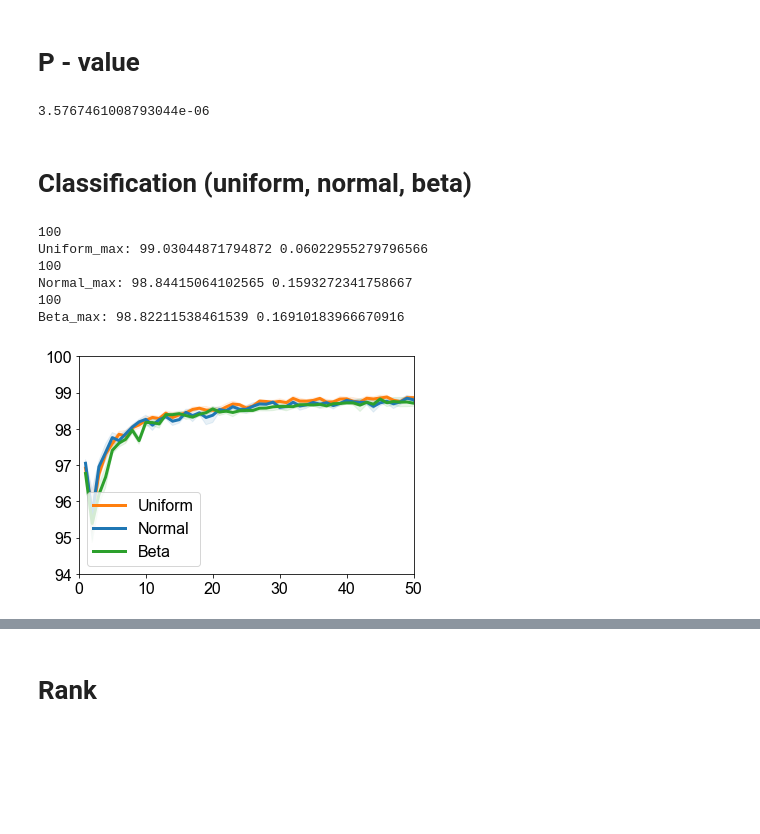
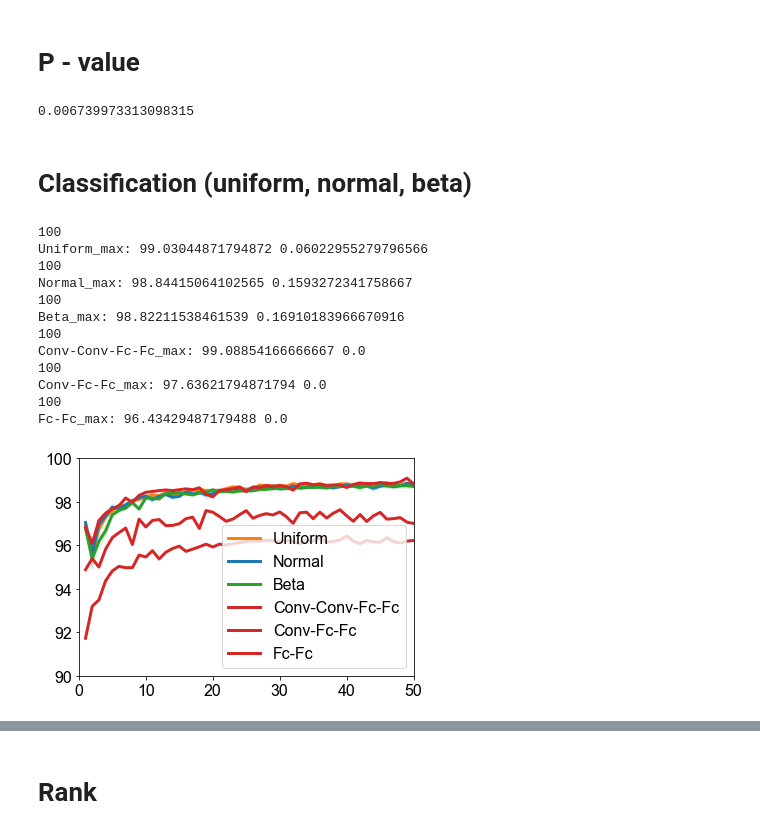
Before and after one commit to thomasaimondy/NACA, a Jupyter notebook: plot/plot-Classification.ipynb, the cells around one changed output, grey strips where cells are left out. Saved outputs shown, nothing was run; the diff lists cells and outputs as text; code cells hidden in the pictures; blank space fills up the shorter version.

Commit message:
new version

```diff
--- a/plot/plot-Classification.ipynb
+++ b/plot/plot-Classification.ipynb
@@ -1609,15 +1827,15 @@ xx = []
 for i in range(10000):
     np.random.seed(i)
 
-    mean = [40.51,2.17]
-    std = [2.17,0.03]
+    mean = [99.03,98.69]
+    std = [0.06,0.14]
 
     s1 = norm.rvs(loc=mean[0],scale=std[0],size=5)
     s2 = norm.rvs(loc=mean[1],scale=std[1],size=5)
     xx.append(ttest_ind_fun(s1,s2))
 np.array(xx).mean()
 # %% [output]
-3.5767461008793044e-06
+0.006739973313098315
 # %% [markdown]
 # Classification (uniform, normal, beta)
 # %%
@@ -1670,33 +1888,54 @@ plot(['2022091505h05m24s_naca_snn_mnist_0_0.5_1.2_1.0_3/testacc.txt',
      '2022091505h05m24s_naca_snn_mnist_1_0.5_1.2_1.0_3/testacc.txt',
      '2022091505h05m24s_naca_snn_mnist_2_0.5_1.2_1.0_3/testacc.txt',
       '2022091505h05m24s_naca_snn_mnist_3_0.5_1.2_1.0_3/testacc.txt',
       '2022091505h05m24s_naca_snn_mnist_4_0.5_1.2_1.0_3/testacc.txt'], 'Uniform', 'C1')
 root = 'D:/code/EAST/data/new'
 plot([
     '2022091800h50m52s_naca_snn_normal_0_0.5_1.2_1.0_3/testacc.txt',
     '2022091800h50m53s_naca_snn_normal_1_0.5_1.2_1.0_3/testacc.txt',
     '2022091800h50m52s_naca_snn_normal_2_0.5_1.2_1.0_3/testacc.txt',
     '2022091800h50m52s_naca_snn_normal_3_0.5_1.2_1.0_3/testacc.txt',
     '2022091800h50m53s_naca_snn_normal_4_0.5_1.2_1.0_3/testacc.txt'], 'Normal', 'C0')
 root = 'D:/code/EAST/data/new'
 plot([
     '2022091800h51m15s_naca_snn_beta_0_0.5_1.2_1.0_3/testacc.txt',
     '2022091800h51m15s_naca_snn_beta_1_0.5_1.2_1.0_3/testacc.txt',
     '2022091800h51m15s_naca_snn_beta_2_0.5_1.2_1.0_3/testacc.txt',
     '2022091800h51m15s_naca_snn_beta_3_0.5_1.2_1.0_3/testacc.txt',
     '2022091800h51m15s_naca_snn_beta_4_0.5_1.2_1.0_3/testacc.txt',
     ], 'Beta', 'C2')
 
-plt.ylim([94,100])
+root = 'D:/code/github_for_EAST/Local_version_nopublised20220923/plot/data'
+plot([
+    '2023051820h42m08s_Default_0_0.5_1.2_1/testacc.txt',
+    ], 'Conv-Conv-Fc-Fc', 'C3')
+
+root = 'D:/code/github_for_EAST/Local_version_nopublised20220923/plot/data'
+plot([
+    '2023052018h23m35s_normal_0_0.5_1.2_1/testacc.txt',
+    ], 'Conv-Fc-Fc', 'C3')
+
+root = 'D:/code/github_for_EAST/Local_version_nopublised20220923/plot/data'
+plot([
+    '2023052018h13m39s_normal_0_0.5_1.2_1/testacc.txt',
+    ], 'Fc-Fc', 'C3')
+
+plt.ylim([90,100])
 plt.xlim([0,50])
-plt.legend(loc='lower left')
+plt.legend(loc='lower right')
 plt.savefig('mnist_distribution.svg')
 plt.show()
 # %% [output]
 100
 Uniform_max: 99.03044871794872 0.06022955279796566
 100
 Normal_max: 98.84415064102565 0.1593272341758667
 100
 Beta_max: 98.82211538461539 0.16910183966670916
+100
+Conv-Conv-Fc-Fc_max: 99.08854166666667 0.0
+100
+Conv-Fc-Fc_max: 97.63621794871794 0.0
+100
+Fc-Fc_max: 96.43429487179488 0.0
-[figure, old version]
+[figure, new version]
```
Also changed, not shown: parts of 14 cells of this notebook.
